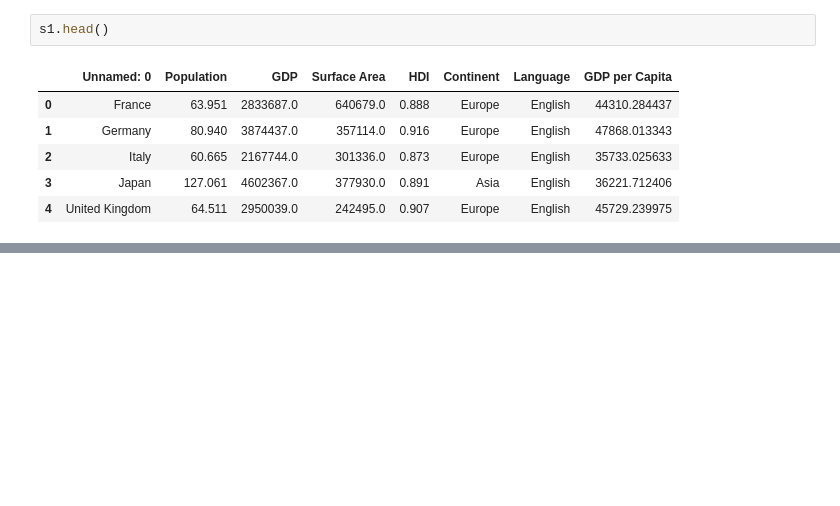
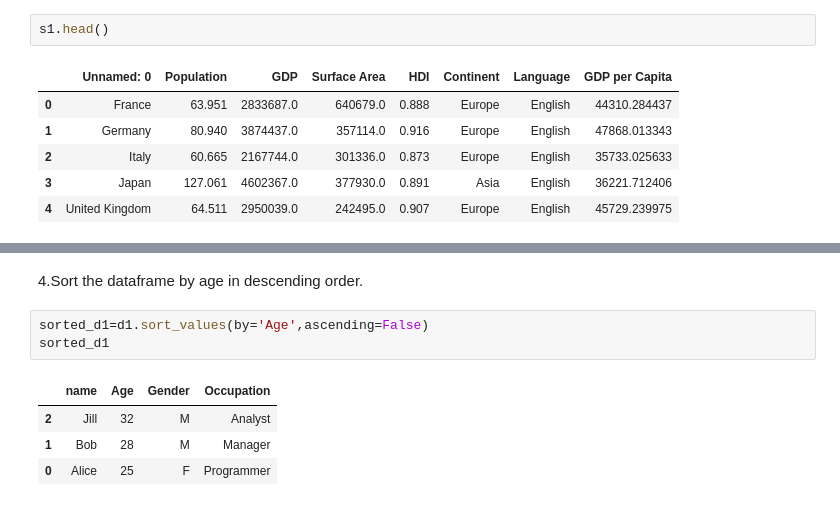
Before and after one commit to JismaRashid/Jupyter_Files, a Jupyter notebook: Pandas.ipynb, the cells around one changed output, grey strips where cells are left out. Cells and saved outputs as stored; diff of their text form; blank space fills up the shorter version.

```diff
--- a/Pandas.ipynb
+++ b/Pandas.ipynb
@@ -1324,0 +1474,10 @@ s1.head()
+# %% [markdown]
+4.Sort the dataframe by age in descending order.
+# %%
+sorted_d1=d1.sort_values(by='Age',ascending=False)
+sorted_d1
+# %% [output]
+|  | name | Age | Gender | Occupation |
+| 2 | Jill | 32 | M | Analyst |
+| 1 | Bob | 28 | M | Manager |
+| 0 | Alice | 25 | F | Programmer |
```
Also changed, not shown: parts of 28 cells of this notebook.
